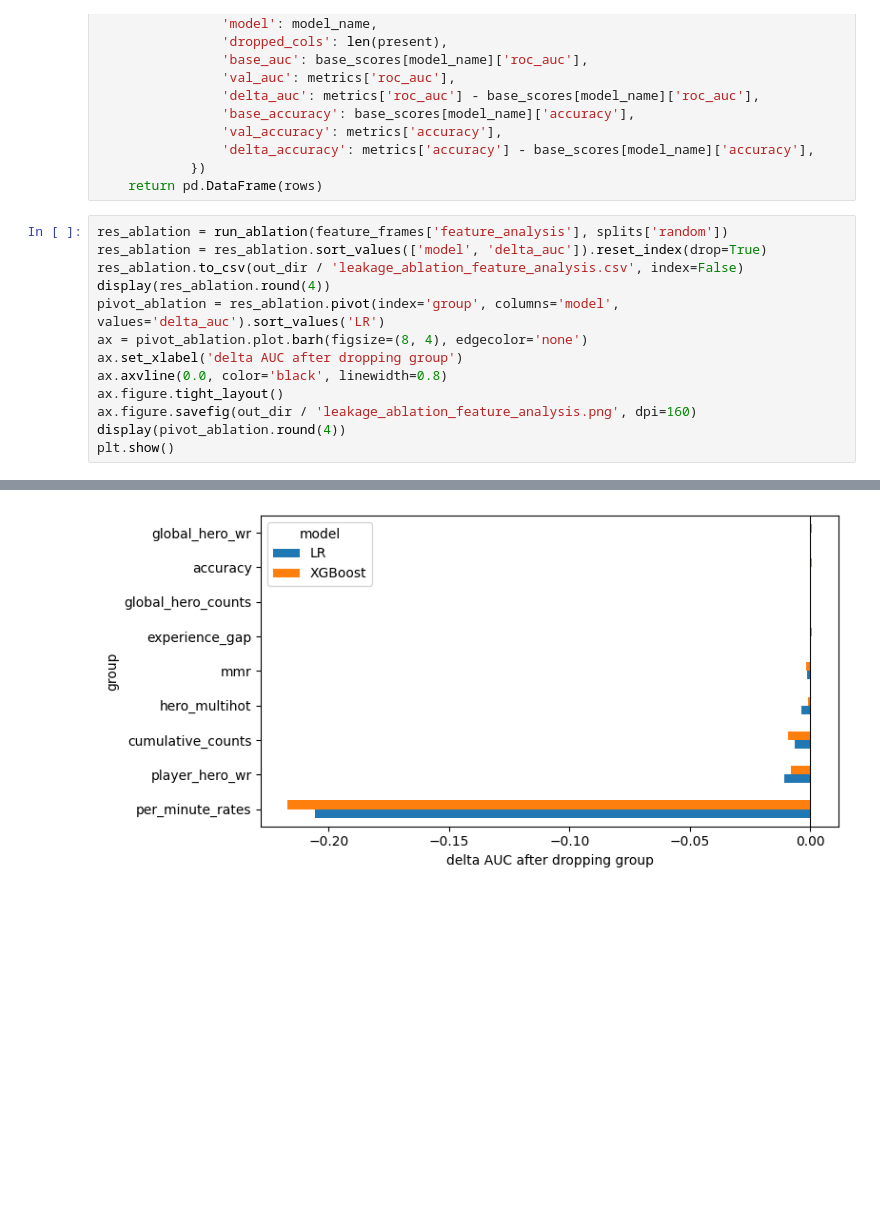
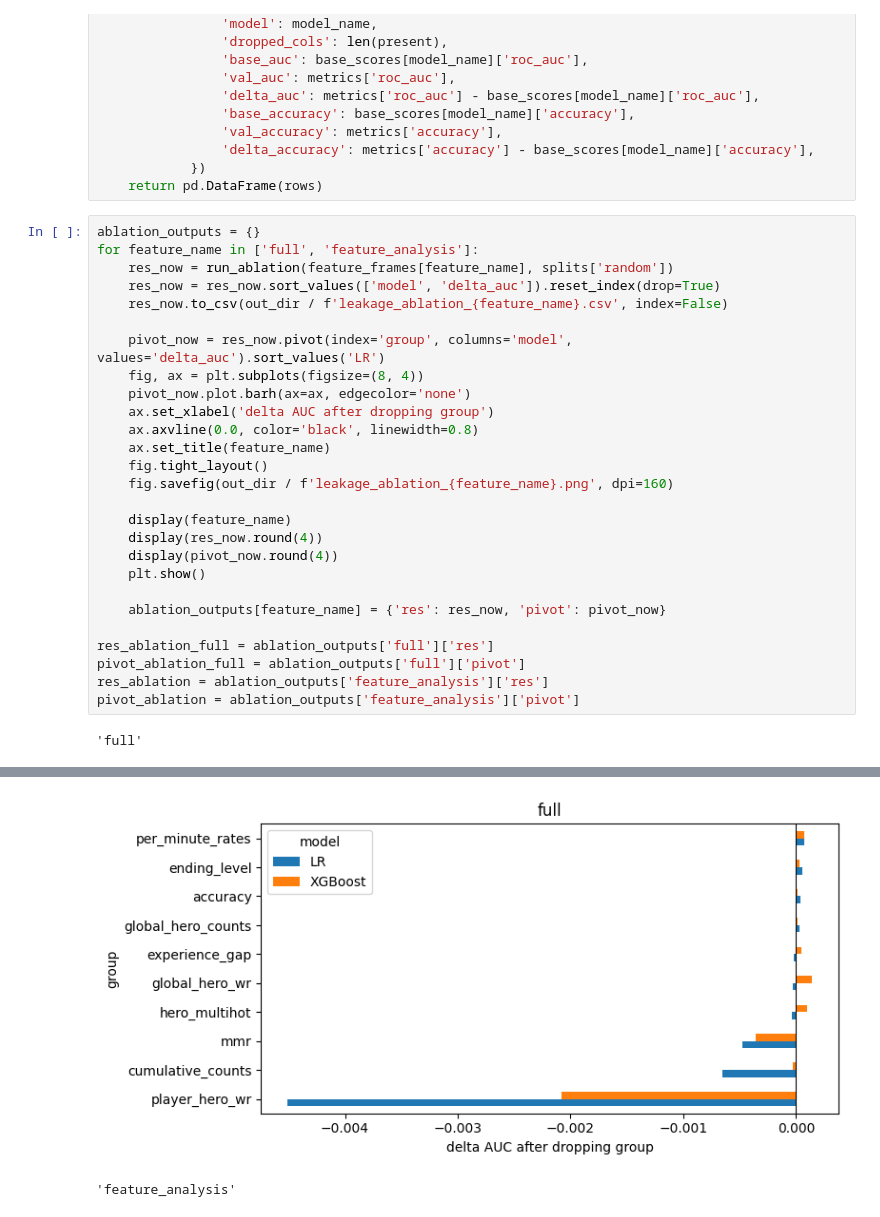
Before and after one commit to sdxshuai/CSC522-S26-proj-deadlock-match-forecast, a Jupyter notebook: notebooks/03_leakage_audit.ipynb, the cells around one changed output, grey strips where cells are left out. Drawn from its saved outputs; the diff is of its cells as text; blank space fills up the shorter version.

Commit message:
fix(leakage-audit): run full ablation in notebook

```diff
--- a/notebooks/03_leakage_audit.ipynb
+++ b/notebooks/03_leakage_audit.ipynb
@@ -189,17 +191,32 @@ def run_ablation(df_feat, split_idx):
             })
     return pd.DataFrame(rows)
 # %%
-res_ablation = run_ablation(feature_frames['feature_analysis'], splits['random'])
-res_ablation = res_ablation.sort_values(['model', 'delta_auc']).reset_index(drop=True)
-res_ablation.to_csv(out_dir / 'leakage_ablation_feature_analysis.csv', index=False)
-display(res_ablation.round(4))
-pivot_ablation = res_ablation.pivot(index='group', columns='model', values='delta_auc').sort_values('LR')
-ax = pivot_ablation.plot.barh(figsize=(8, 4), edgecolor='none')
-ax.set_xlabel('delta AUC after dropping group')
-ax.axvline(0.0, color='black', linewidth=0.8)
-ax.figure.tight_layout()
-ax.figure.savefig(out_dir / 'leakage_ablation_feature_analysis.png', dpi=160)
-display(pivot_ablation.round(4))
-plt.show()
+ablation_outputs = {}
+for feature_name in ['full', 'feature_analysis']:
+    res_now = run_ablation(feature_frames[feature_name], splits['random'])
+    res_now = res_now.sort_values(['model', 'delta_auc']).reset_index(drop=True)
+    res_now.to_csv(out_dir / f'leakage_ablation_{feature_name}.csv', index=False)
+
+    pivot_now = res_now.pivot(index='group', columns='model', values='delta_auc').sort_values('LR')
+    fig, ax = plt.subplots(figsize=(8, 4))
+    pivot_now.plot.barh(ax=ax, edgecolor='none')
+    ax.set_xlabel('delta AUC after dropping group')
+    ax.axvline(0.0, color='black', linewidth=0.8)
+    ax.set_title(feature_name)
+    fig.tight_layout()
+    fig.savefig(out_dir / f'leakage_ablation_{feature_name}.png', dpi=160)
+
+    display(feature_name)
+    display(res_now.round(4))
+    display(pivot_now.round(4))
+    plt.show()
+
+    ablation_outputs[feature_name] = {'res': res_now, 'pivot': pivot_now}
+
+res_ablation_full = ablation_outputs['full']['res']
+pivot_ablation_full = ablation_outputs['full']['pivot']
+res_ablation = ablation_outputs['feature_analysis']['res']
+pivot_ablation = ablation_outputs['feature_analysis']['pivot']
 # %% [output]
+'full'
 |  | group | model | dropped_cols | base_auc | val_auc | delta_auc | base_accuracy | val_accuracy | ... |
@@ -233 +251,2 @@ plt.show()
-[figure, old version]
+[figure, new version]
+'feature_analysis'
```
Also changed, not shown: parts of 3 cells of this notebook, 3 other files.
